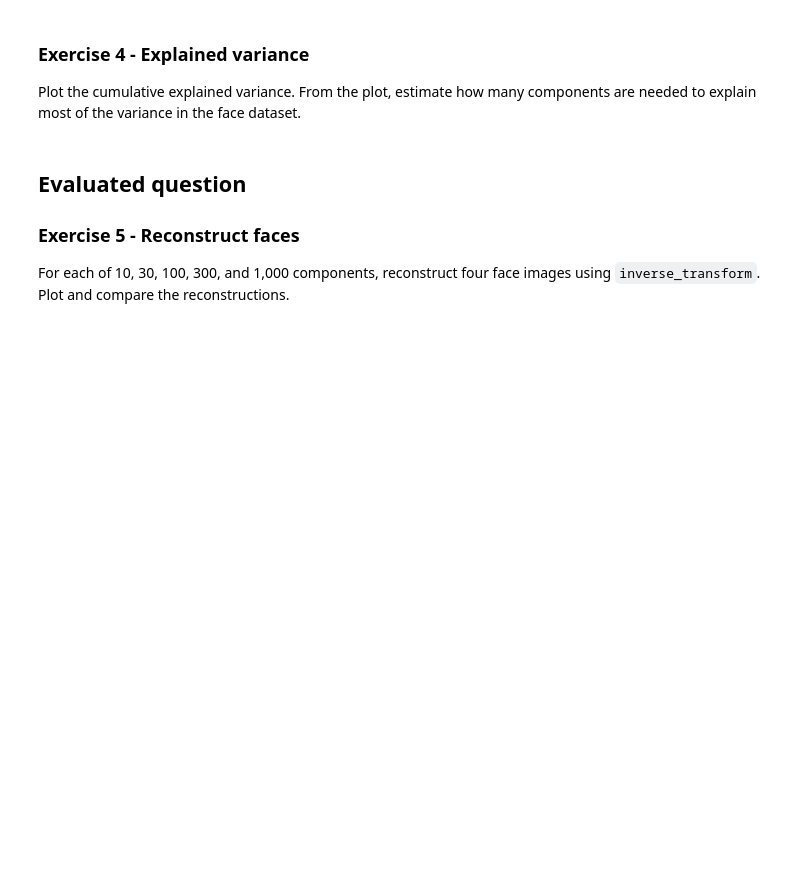
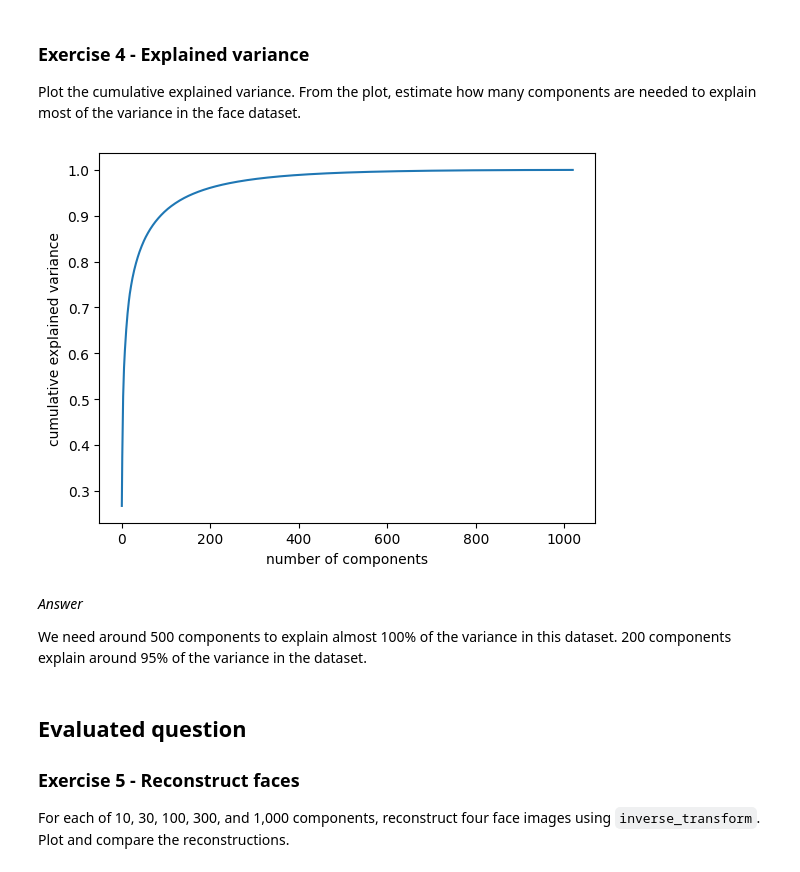
Before and after one commit to SchaferL/FundamentalLearningEPFL, a Jupyter notebook: TP10/unsupervised_learning_PCA.ipynb, the cells around one changed output. Drawn from its saved outputs; the diff is of its cells as text; code cells hidden in the pictures; blank space fills up the shorter version.

```diff
--- a/TP10/unsupervised_learning_PCA.ipynb
+++ b/TP10/unsupervised_learning_PCA.ipynb
@@ -187,6 +274,17 @@ Plot the cumulative explained variance. From the plot, estimate how many compone
 # %%
 # TODO: complete the exercise described above
 # YOUR CODE HERE
+cumulative_variance = np.cumsum(pca.explained_variance_ratio_)
+
+plt.plot(cumulative_variance)
+plt.xlabel('number of components')
+plt.ylabel('cumulative explained variance');
+# %% [output]
+[figure, added]
+# %% [markdown]
+*Answer*
+
+We need around 500 components to explain almost 100% of the variance in this dataset. 200 components explain around 95% of the variance in the dataset.
 # %% [markdown]
 ## Evaluated question
 
```
Also changed, not shown: parts of 33 cells of this notebook.
